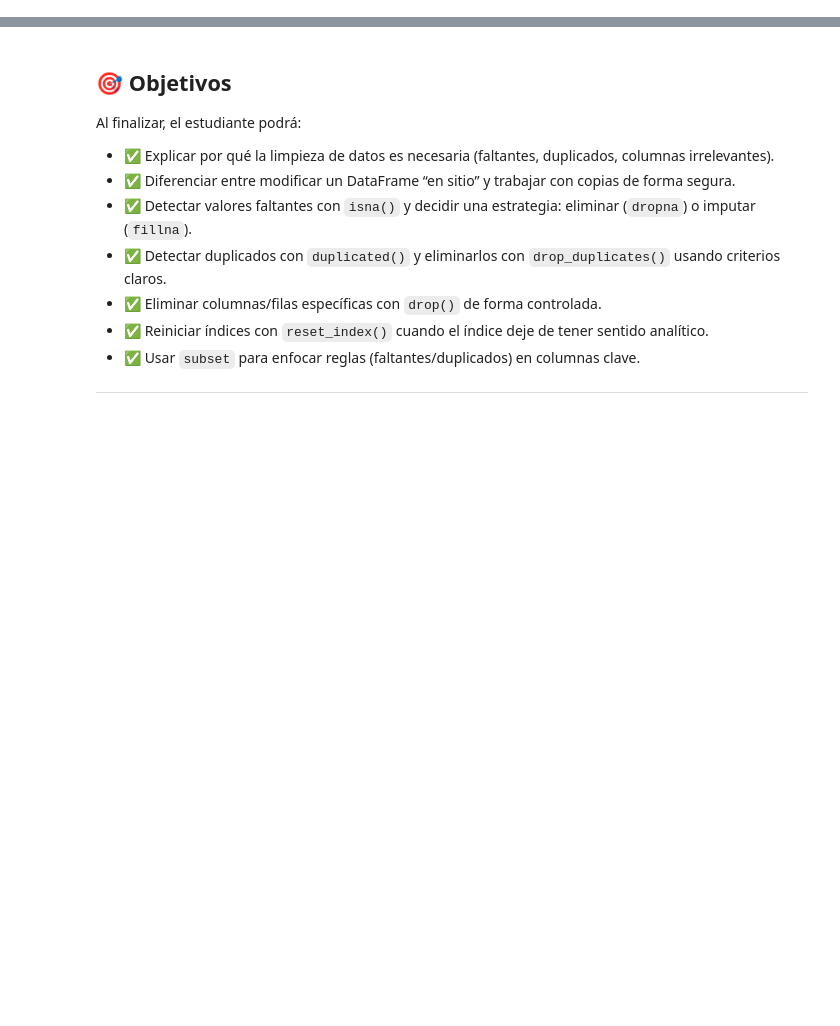
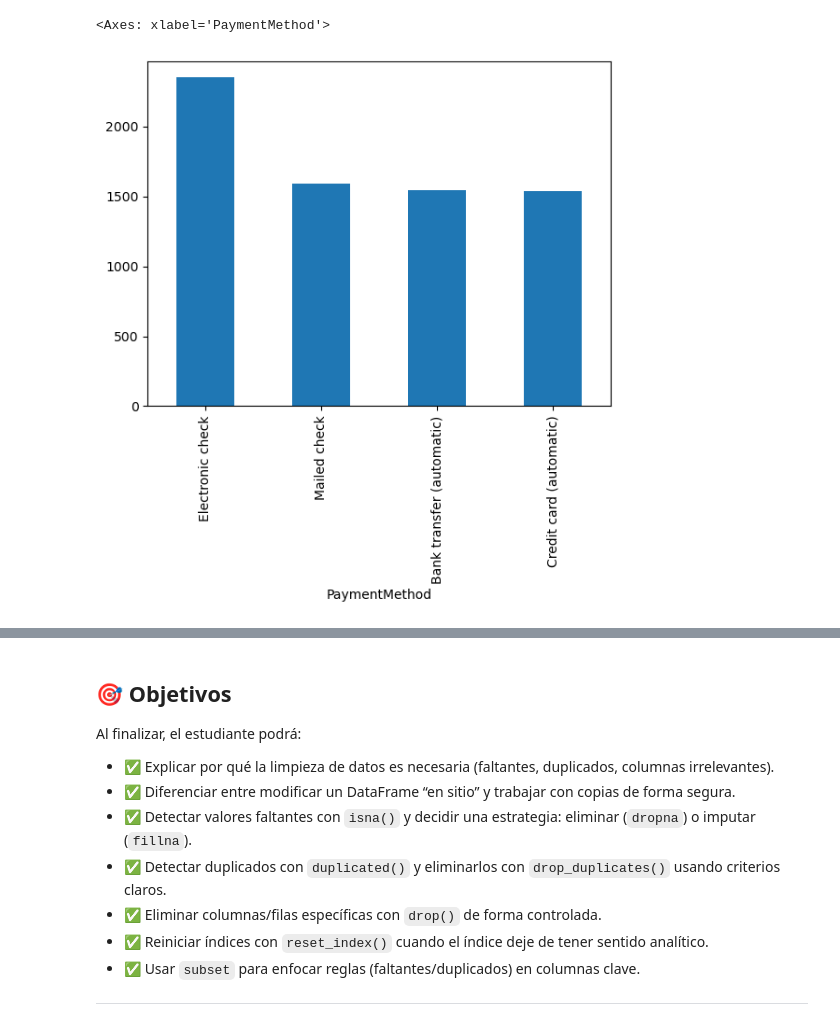
Before and after one commit to gbuvoli/DA_T8, a Jupyter notebook: sprint5_semana1b.ipynb, the cells around one changed output, grey strips where cells are left out. Cells and saved outputs as stored; diff of their text form; code cells hidden in the pictures; blank space fills up the shorter version.

```diff
--- a/sprint5_semana1b.ipynb
+++ b/sprint5_semana1b.ipynb
@@ -0,0 +122,12 @@
+# %%
+import pandas as pd
+
+path='https://raw.githubusercontent.com/gbuvoli/Datasets/refs/heads/main/Telco-Customer-Churn-Dirty.csv'
+
+df = pd.read_csv(path)
+df
+#print(df.head(10))
+#print(df.tail(10))
+#print(df.shape)
+#print(df.columns)
+#print(df.sample(5))
@@ -0,0 +213,7 @@
+# %%
+import matplotlib.pyplot as plt
+
+df['PaymentMethod'].value_counts().plot(kind='bar')
+# %% [output]
+<Axes: xlabel='PaymentMethod'>
+[figure, added]
```
Also changed, not shown: parts of 90 cells of this notebook, 2 other files.
